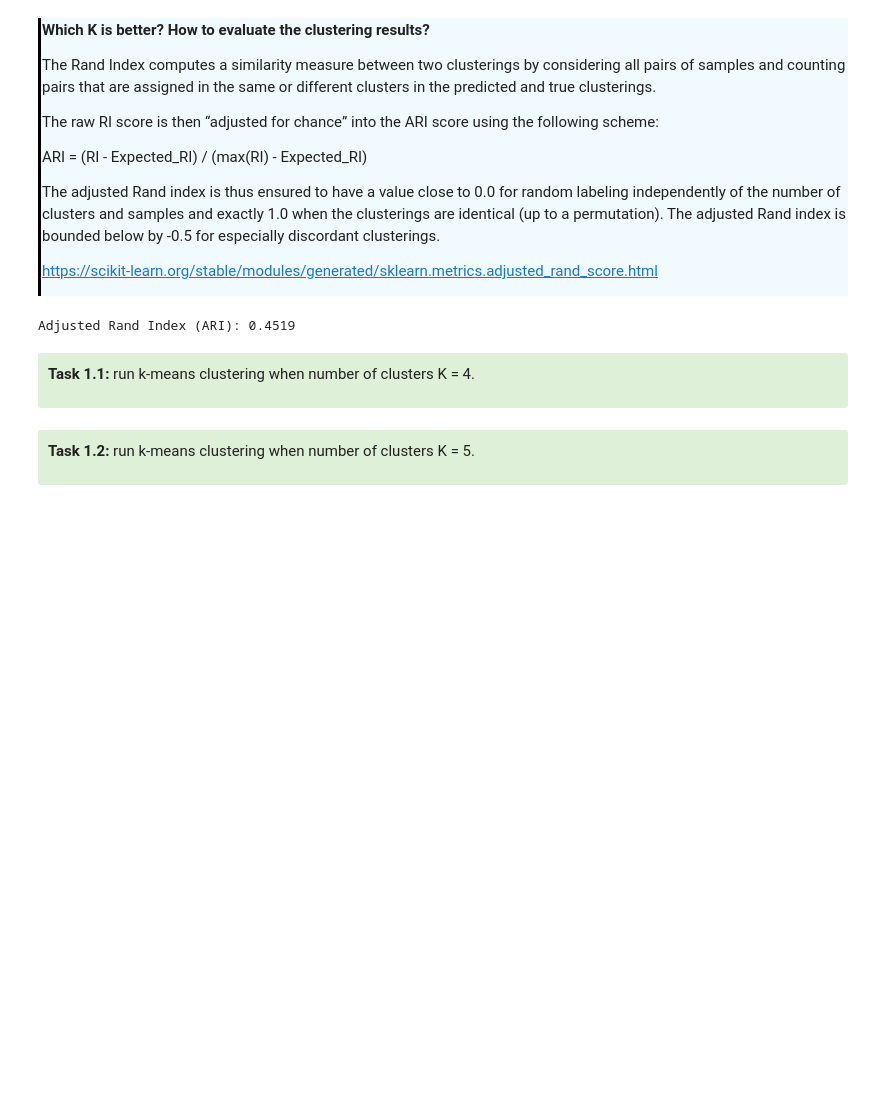
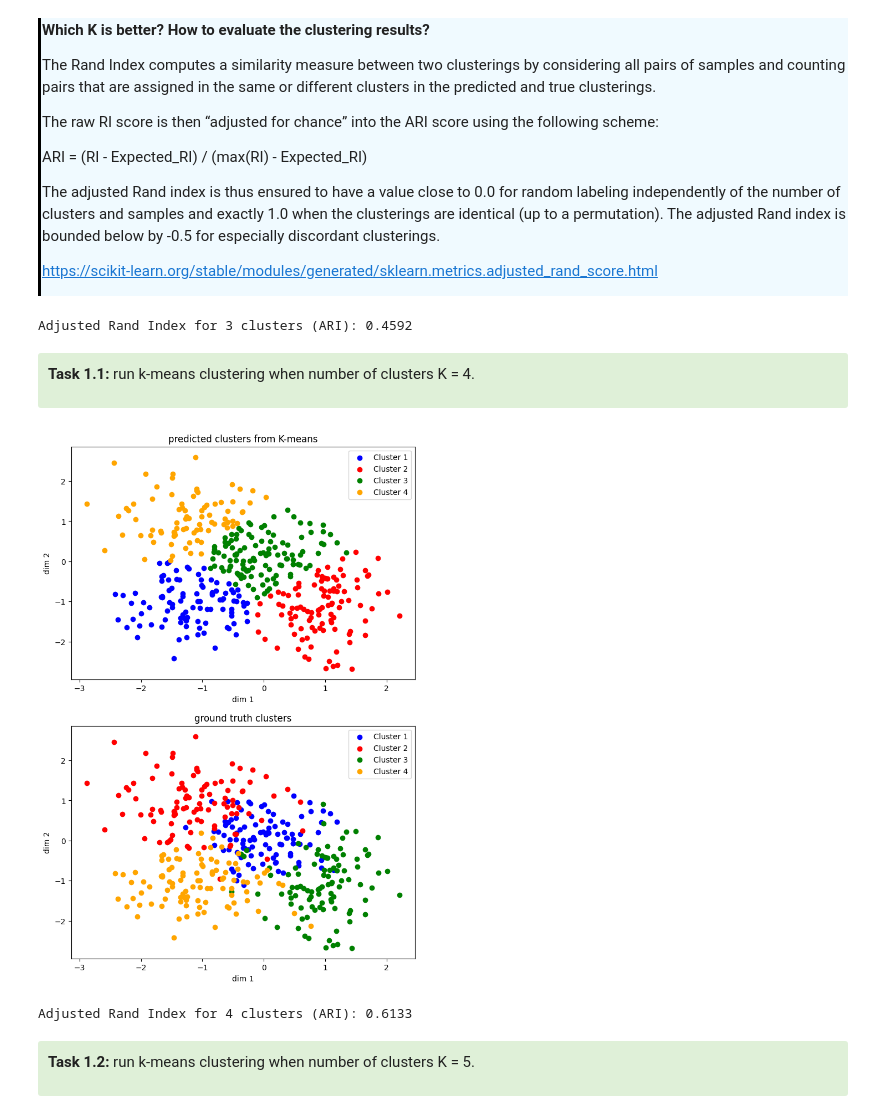
Before and after one commit to ecresp1el/swb_2023_ec_problemsworkshop, a Jupyter notebook: code_celltypesandfunction/workshop1/workshop1.ipynb, the cells around one changed output. Cells and saved outputs as stored; diff of their text form; code cells hidden in the pictures; blank space fills up the shorter version.

```diff
--- a/code_celltypesandfunction/workshop1/workshop1.ipynb
+++ b/code_celltypesandfunction/workshop1/workshop1.ipynb
@@ -300,9 +300,11 @@ from sklearn.metrics import adjusted_rand_score
 # %%
 # Evaluate the clustering using Adjusted Rand Index (ARI)
 ari = adjusted_rand_score(labels, kmeans.labels_)
-print(f"Adjusted Rand Index (ARI): {ari:.4f}")
+print(f"Adjusted Rand Index for 3 clusters (ARI): {ari:.4f}")
+
+# when the you increase the number of kmeans clusters, the ARI increases which means the clustering is better based on the ground truth labels
 # %% [output]
-Adjusted Rand Index (ARI): 0.4519
+Adjusted Rand Index for 3 clusters (ARI): 0.4592
 # %% [markdown]
 <div style="background: #DFF0D8; border-radius: 3px; padding: 10px;">
 <p><b>Task 1.1:</b>  run k-means clustering when number of clusters K = 4.
@@ -318,3 +312,44 @@ Adjusted Rand Index (ARI): 0.4519
+# %%
+# run k-means clustering when number of clusters K = 4
+K = 4
+kmeans = KMeans(n_clusters=K, n_init=n_init).fit(X)
+# %%
+# visualize the clustering results
+
+# visualize the predicted clusters
+
+# visualize the ground truth labels
+
+
+# visualize the clustering results
+fig, axes = plt.subplots(2, 1, figsize=(8,12))
+
+# visualize the predicted clusters
+for i in range(K): # loop through each cluster
+    axes[0].scatter(X[kmeans.labels_== i,0], X[kmeans.labels_== i,1], c = colors[i], label=f'Cluster {i+1}') # plot data points in cluster i with color blue, red, green, orange
+axes[0].set_xlabel('dim 1')
+axes[0].set_ylabel('dim 2')
+axes[0].legend()
+axes[0].set_title('predicted clusters from K-means')
+
+# visualize the ground truth labels
+for i in range(4): # loop through each cluster
+    axes[1].scatter(X[labels == i][:, 0], X[labels == i][:, 1], c=colors[i], label=f'Cluster {i+1}') # plot data points in cluster i with color blue, red, green, orange
+axes[1].set_xlabel('dim 1')
+axes[1].set_ylabel('dim 2')
+axes[1].legend()
+axes[1].set_title('ground truth clusters')
+
+plt.show()
+# %% [output]
+[figure, added]
+# %%
+# Evaluate the clustering using Adjusted Rand Index (ARI)
+# Evaluate the clustering using Adjusted Rand Index (ARI)
+ari = adjusted_rand_score(labels, kmeans.labels_)
+print(f"Adjusted Rand Index for 4 clusters (ARI): {ari:.4f}")
+# %% [output]
+Adjusted Rand Index for 4 clusters (ARI): 0.6133
 # %% [markdown]
 <div style="background: #DFF0D8; border-radius: 3px; padding: 10px;">
 <p><b>Task 1.2:</b>  run k-means clustering when number of clusters K = 5.
```
Also changed, not shown: parts of 26 cells of this notebook.
